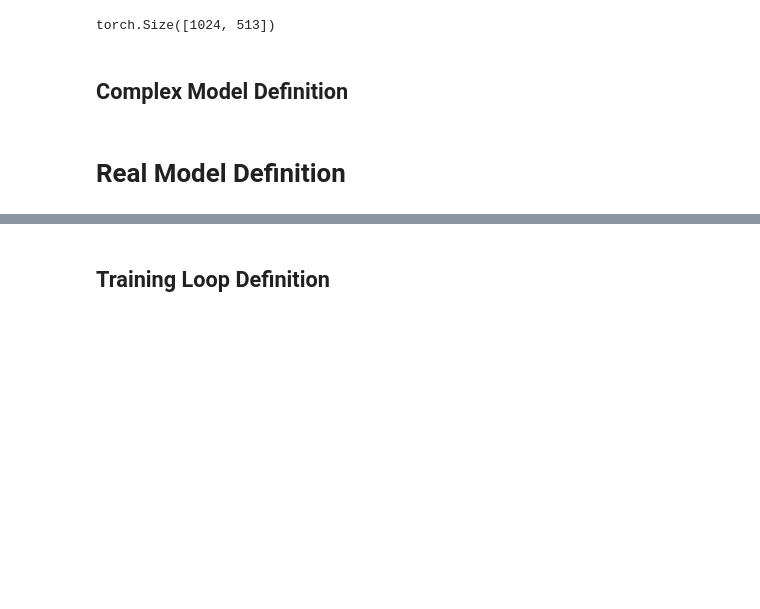
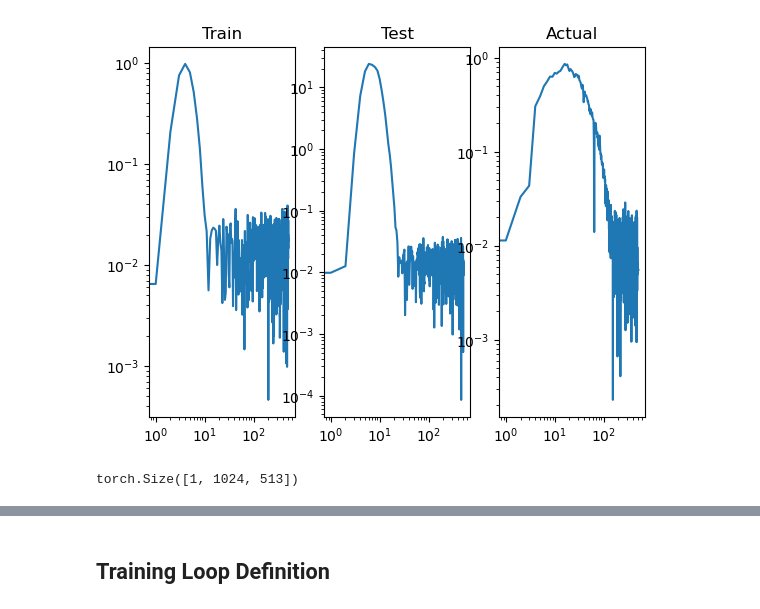
Before and after one commit to xangma/antiglitch, a Jupyter notebook: notebooks/cvnn_playground.ipynb, the cells around one changed output, grey strips where cells are left out. Cells and saved outputs as stored; diff of their text form; code cells hidden in the pictures; blank space fills up the shorter version.

```diff
--- a/notebooks/cvnn_playground.ipynb
+++ b/notebooks/cvnn_playground.ipynb
@@ -282,0 +75,11 @@ tensor([ 0.0038+0.0035j, -0.0185+0.0791j, -0.1046+0.3551j, -0.2490+0.7901j,
+# %%
+distributions, glitches, ifos, ml_models = get_data(datadir)
+# %%
+train_data = GlitchDataset(datadir, ifos, ml_models, glitches, distributions, NTRAIN, NTEST, device, True, True, 'train', 'complex')
+test_data = GlitchDataset(datadir, ifos, ml_models, glitches, distributions, NTRAIN, NTEST, device, True, True, 'test', 'complex')
+
+# print max and mins of training and test data
+print(f"Train data real + imag maxs: {torch.max(train_data.x_arr.real)}, {torch.max(train_data.x_arr.imag)}")
+print(f"Test data real + imag maxs: {torch.max(test_data.x_arr.real)}, {torch.max(test_data.x_arr.imag)}")
+print(f"Train data real + imag mins: {torch.min(train_data.x_arr.real)}, {torch.min(train_data.x_arr.imag)}")
+print(f"Test data real + imag mins: {torch.min(test_data.x_arr.real)}, {torch.min(test_data.x_arr.imag)}")
@@ -282,0 +94,44 @@ tensor([ 0.0038+0.0035j, -0.0185+0.0791j, -0.1046+0.3551j, -0.2490+0.7901j,
+# %%
+# Plot some data
+
+trainitem = train_data.__getitem__(0)
+testitem = test_data.__getitem__(0)
+trainitem=trainitem[0].cpu().numpy()
+testitem=testitem[0].cpu().numpy()
+
+trainitem_td = irfft(trainitem)
+testitem_td = irfft(testitem)
+trainitem_td = np.roll(trainitem_td, 512)
+testitem_td = np.roll(testitem_td, 512)
+
+# Get a real snippet
+ifo = np.random.choice(ifos)
+ml_model = np.random.choice(ml_models)
+glitch_num = random.choice(glitches[ifo][ml_model])
+glitch_num = glitch_num['num']
+# create a SnippetNormed object
+snip = SnippetNormed(ifo, ml_model, glitch_num, datadir)
+inf = {}
+inf['freqs'] = np.linspace(0, 4096, 513)
+snip.set_infer(inf)
+# get the glitch data in the frequency domain
+actual_item = rfft(snip.whts)
+# scale it by the training scalings
+actual_item_real = (actual_item.real - train_data.x_arr_mean_real) / train_data.x_arr_std_real
+actual_item_imag = (actual_item.imag - train_data.x_arr_mean_imag) / train_data.x_arr_std_imag
+actual_item = actual_item_real + 1j * actual_item_imag
+actual_item = np.abs(actual_item)
+# plot them all side by side
+plt.figure()
+plt.subplot(1,3,1)
+plt.loglog(np.abs(trainitem))
+plt.title('Train')
+plt.subplot(1,3,2)
+plt.loglog(np.abs(testitem))
+plt.title('Test')
+plt.subplot(1,3,3)
+plt.loglog(actual_item)
+plt.title('Actual')
+plt.show()
+# %% [output]
+[figure, added]
@@ -283,9 +161,10 @@ tensor([ 0.0038+0.0035j, -0.0185+0.0791j, -0.1046+0.3551j, -0.2490+0.7901j,
 # %%
 # Load into DataLoader
-train_loader = DataLoader(dataset=train_data, batch_size=1024, shuffle=True, drop_last=False)
-test_loader = DataLoader(dataset=test_data, batch_size=1024, shuffle=False, drop_last=False)
+tr_sampler = FastRandomSampler(train_data, 1024)
+te_sampler = FastRandomSampler(test_data, 1024)
+collate_fn = lambda x: tuple(x)
+train_loader = DataLoader(dataset=train_data, sampler=tr_sampler,   drop_last=False)
+test_loader = DataLoader(dataset=test_data, sampler=te_sampler,   drop_last=False)
 list(train_loader.__iter__())[0][0].shape
 # %% [output]
-torch.Size([1024, 513])
+torch.Size([1, 1024, 513])
-# %% [markdown]
-## Complex Model Definition
@@ -371,2 +170,0 @@ class ComplexValuedNN(nn.Module):
-# %% [markdown]
-# Real Model Definition
```
Also changed, not shown: parts of 44 cells of this notebook, 3 other files.
